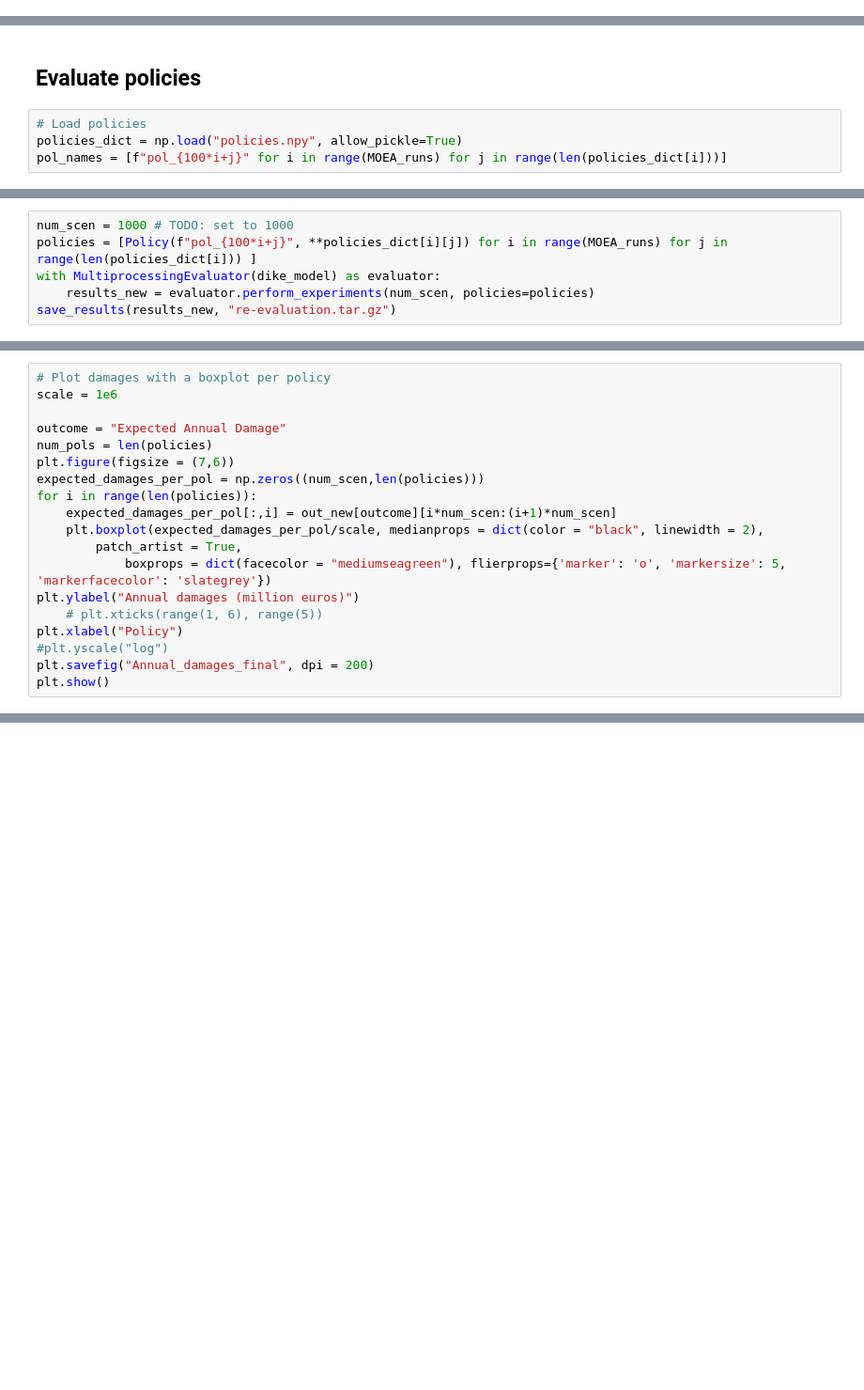
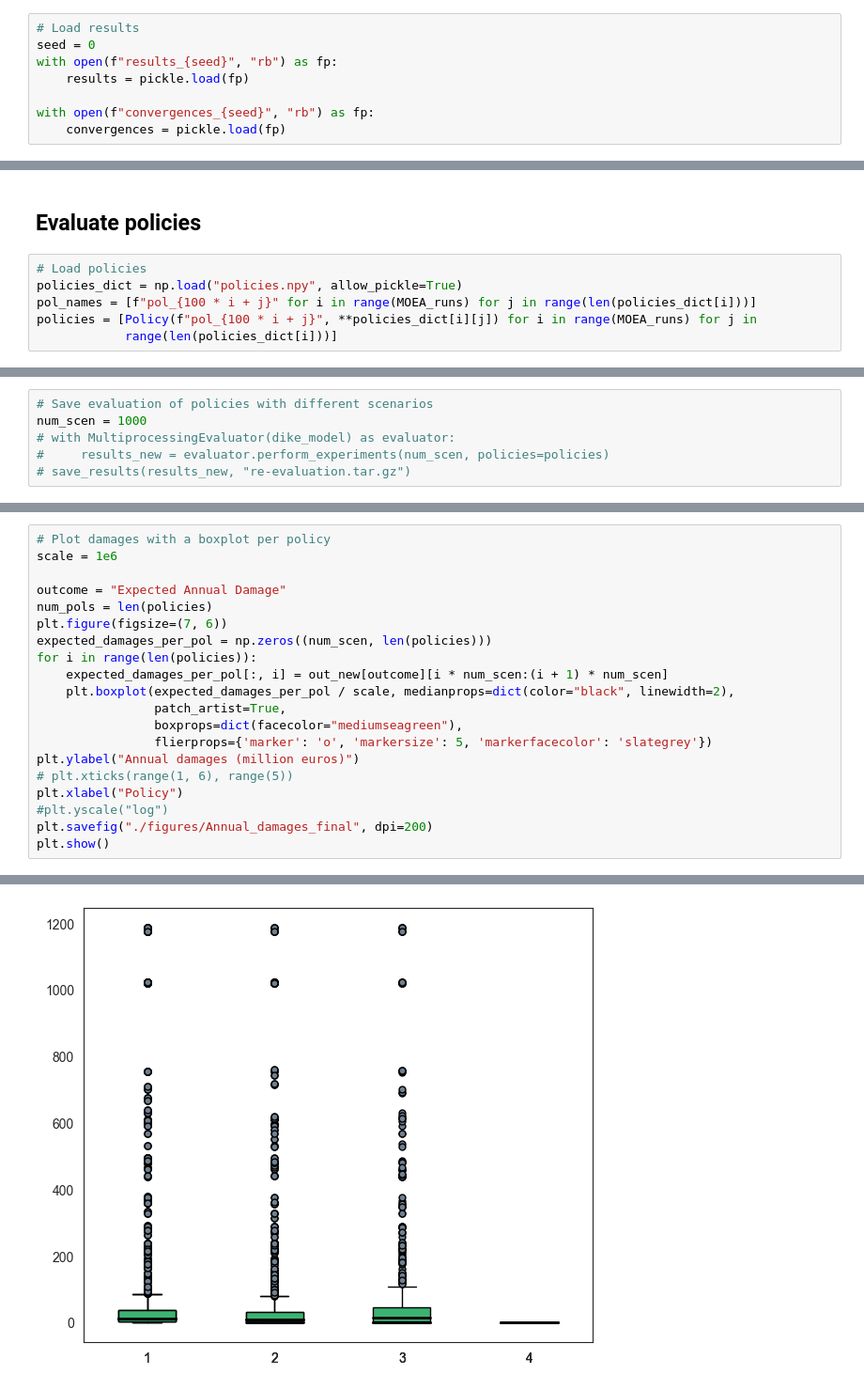
Before and after one commit to LvKvA/MBDM_GA, a Jupyter notebook: final_policy_3.ipynb, the cells around one changed output, grey strips where cells are left out. Shown at 94% size. Saved outputs shown, nothing was run; the diff lists cells and outputs as text; blank space fills up the shorter version.

```diff
--- a/final_policy_3.ipynb
+++ b/final_policy_3.ipynb
@@ -230,2 +271,10 @@ with open(f"convergences_{seed}", "wb") as fp:   #Pickling
+# %%
+# Load results
+seed = 0
+with open(f"results_{seed}", "rb") as fp:
+    results = pickle.load(fp)
+
+with open(f"convergences_{seed}", "rb") as fp:
+    convergences = pickle.load(fp)
 # %%
 # Show outcomes and save policy
@@ -273,4 +327,6 @@ plt.savefig("epsilon_convergences")
 # %%
 # Load policies
 policies_dict = np.load("policies.npy", allow_pickle=True)
-pol_names = [f"pol_{100*i+j}" for i in range(MOEA_runs) for j in range(len(policies_dict[i]))]
+pol_names = [f"pol_{100 * i + j}" for i in range(MOEA_runs) for j in range(len(policies_dict[i]))]
+policies = [Policy(f"pol_{100 * i + j}", **policies_dict[i][j]) for i in range(MOEA_runs) for j in
+            range(len(policies_dict[i]))]
@@ -279,7 +333,7 @@ pol_names = [f"pol_{100*i+j}" for i in range(MOEA_runs) for j in range(len(polic
 # %%
-num_scen = 1000 # TODO: set to 1000
-policies = [Policy(f"pol_{100*i+j}", **policies_dict[i][j]) for i in range(MOEA_runs) for j in range(len(policies_dict[i])) ]
-with MultiprocessingEvaluator(dike_model) as evaluator:
-    results_new = evaluator.perform_experiments(num_scen, policies=policies)
-save_results(results_new, "re-evaluation.tar.gz")
+# Save evaluation of policies with different scenarios
+num_scen = 1000
+# with MultiprocessingEvaluator(dike_model) as evaluator:
+#     results_new = evaluator.perform_experiments(num_scen, policies=policies)
+# save_results(results_new, "re-evaluation.tar.gz")
 # %%
@@ -321,16 +380,18 @@ scale = 1e6
 
 outcome = "Expected Annual Damage"
 num_pols = len(policies)
-plt.figure(figsize = (7,6))
-expected_damages_per_pol = np.zeros((num_scen,len(policies)))
+plt.figure(figsize=(7, 6))
+expected_damages_per_pol = np.zeros((num_scen, len(policies)))
 for i in range(len(policies)):
-    expected_damages_per_pol[:,i] = out_new[outcome][i*num_scen:(i+1)*num_scen]
-    plt.boxplot(expected_damages_per_pol/scale, medianprops = dict(color = "black", linewidth = 2),
-        patch_artist = True,
-            boxprops = dict(facecolor = "mediumseagreen"), flierprops={'marker': 'o', 'markersize': 5, 'markerfacecolor': 'slategrey'})
+    expected_damages_per_pol[:, i] = out_new[outcome][i * num_scen:(i + 1) * num_scen]
+    plt.boxplot(expected_damages_per_pol / scale, medianprops=dict(color="black", linewidth=2),
+                patch_artist=True,
+                boxprops=dict(facecolor="mediumseagreen"),
+                flierprops={'marker': 'o', 'markersize': 5, 'markerfacecolor': 'slategrey'})
 plt.ylabel("Annual damages (million euros)")
-    # plt.xticks(range(1, 6), range(5))
+# plt.xticks(range(1, 6), range(5))
 plt.xlabel("Policy")
 #plt.yscale("log")
-plt.savefig("Annual_damages_final", dpi = 200)
+plt.savefig("./figures/Annual_damages_final", dpi=200)
 plt.show()
+# %% [output]
@@ -337,3 +399,4 @@ plt.show()
+[figure, added]
 # %%
 # Plot deaths with a boxplot per policy
 outcome = "Expected Number of Deaths"
```
Also changed, not shown: parts of 25 cells of this notebook.
